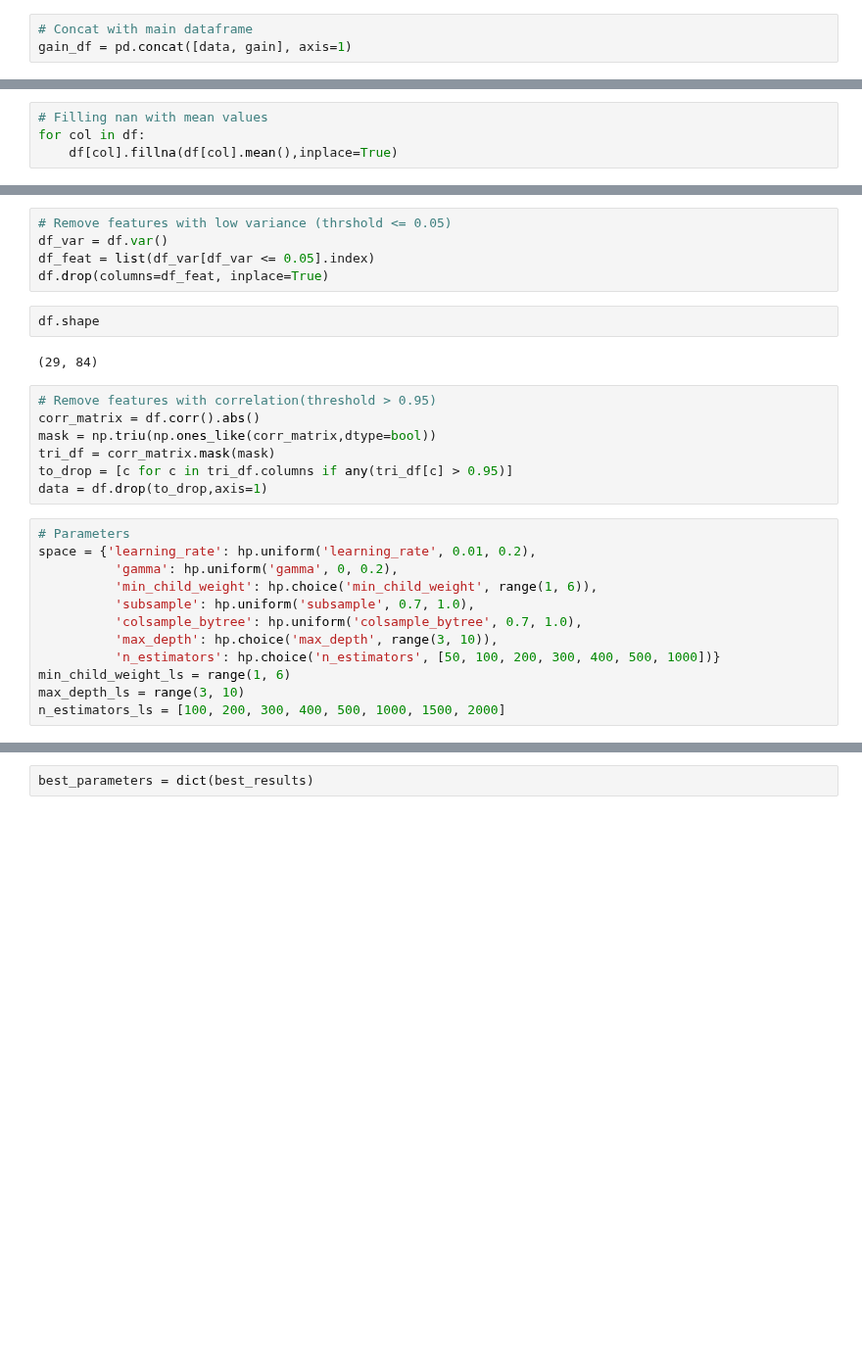
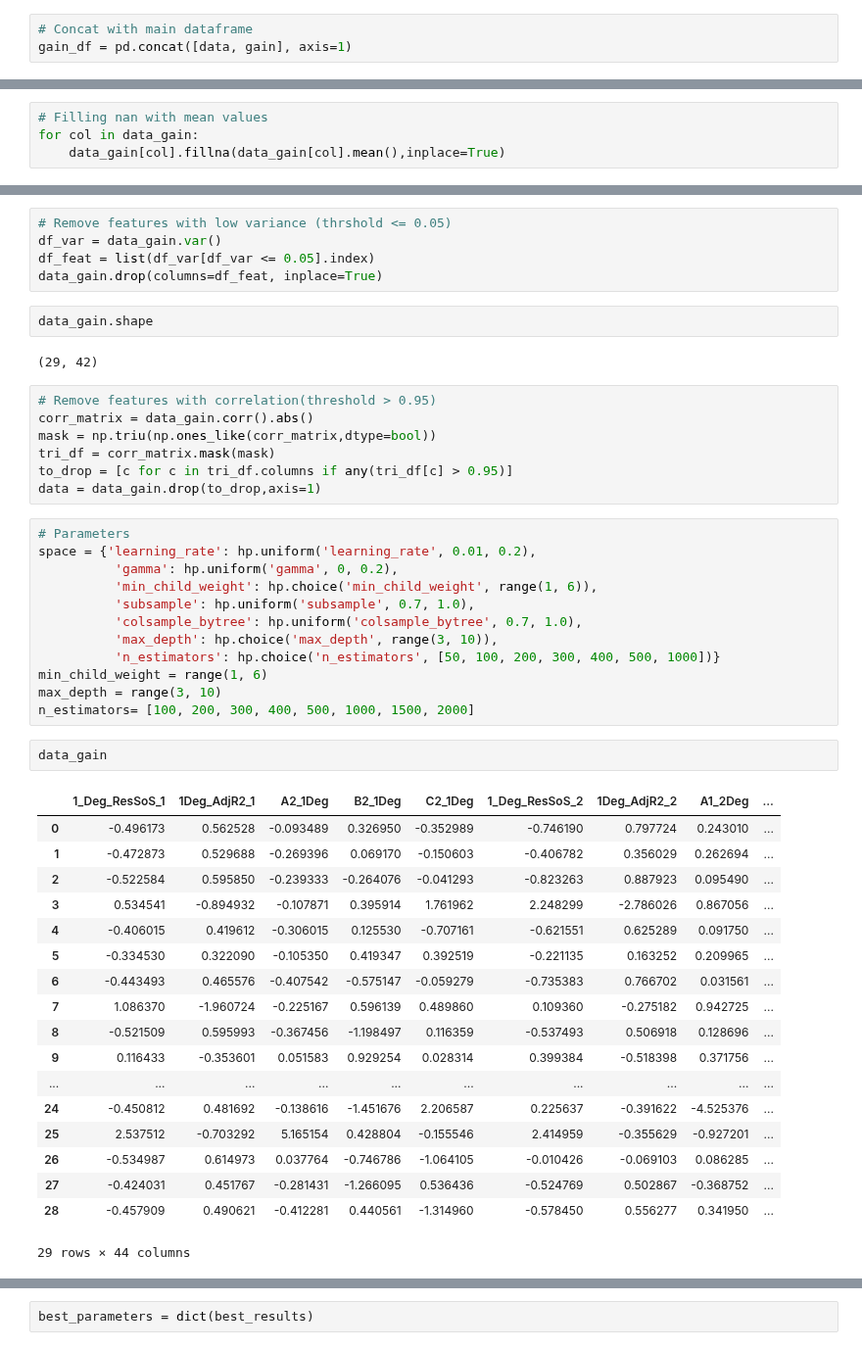
Before and after one commit to jamesleocodes/eye_movement, a Jupyter notebook: models/xgb_reg.ipynb, the cells around one changed output, grey strips where cells are left out. Shown at 98% size. Saved outputs shown, nothing was run; the diff lists cells and outputs as text; blank space fills up the shorter version.

```diff
--- a/models/xgb_reg.ipynb
+++ b/models/xgb_reg.ipynb
@@ -259,7 +264,7 @@ df.isnull().values.any()
 True
 # %%
 # Filling nan with mean values
-for col in df:
-    df[col].fillna(df[col].mean(),inplace=True)
+for col in data_gain:
+    data_gain[col].fillna(data_gain[col].mean(),inplace=True)
 # %%
 #Check NaN again
@@ -273,19 +278,19 @@ df.shape
 # %%
 # Remove features with low variance (thrshold <= 0.05)
-df_var = df.var()
+df_var = data_gain.var()
 df_feat = list(df_var[df_var <= 0.05].index)
-df.drop(columns=df_feat, inplace=True)
+data_gain.drop(columns=df_feat, inplace=True)
 # %%
-df.shape
+data_gain.shape
 # %% [output]
-(29, 84)
+(29, 42)
 # %%
 # Remove features with correlation(threshold > 0.95)
-corr_matrix = df.corr().abs()
+corr_matrix = data_gain.corr().abs()
 mask = np.triu(np.ones_like(corr_matrix,dtype=bool))
 tri_df = corr_matrix.mask(mask)
 to_drop = [c for c in tri_df.columns if any(tri_df[c] > 0.95)]
-data = df.drop(to_drop,axis=1)
+data = data_gain.drop(to_drop,axis=1)
 # %%
 # Parameters
 space = {'learning_rate': hp.uniform('learning_rate', 0.01, 0.2),
@@ -295,8 +300,29 @@ space = {'learning_rate': hp.uniform('learning_rate', 0.01, 0.2),
           'colsample_bytree': hp.uniform('colsample_bytree', 0.7, 1.0),
           'max_depth': hp.choice('max_depth', range(3, 10)),
           'n_estimators': hp.choice('n_estimators', [50, 100, 200, 300, 400, 500, 1000])}
-min_child_weight_ls = range(1, 6)
-max_depth_ls = range(3, 10)
-n_estimators_ls = [100, 200, 300, 400, 500, 1000, 1500, 2000]
+min_child_weight = range(1, 6)
+max_depth = range(3, 10)
+n_estimators= [100, 200, 300, 400, 500, 1000, 1500, 2000]
+# %%
+data_gain
+# %% [output]
+|  | 1_Deg_ResSoS_1 | 1Deg_AdjR2_1 | A2_1Deg | B2_1Deg | C2_1Deg | 1_Deg_ResSoS_2 | 1Deg_AdjR2_2 | A1_2Deg | ... |
+| 0 | -0.496173 | 0.562528 | -0.093489 | 0.326950 | -0.352989 | -0.746190 | 0.797724 | 0.243010 | ... |
+| 1 | -0.472873 | 0.529688 | -0.269396 | 0.069170 | -0.150603 | -0.406782 | 0.356029 | 0.262694 | ... |
+| 2 | -0.522584 | 0.595850 | -0.239333 | -0.264076 | -0.041293 | -0.823263 | 0.887923 | 0.095490 | ... |
+| 3 | 0.534541 | -0.894932 | -0.107871 | 0.395914 | 1.761962 | 2.248299 | -2.786026 | 0.867056 | ... |
+| 4 | -0.406015 | 0.419612 | -0.306015 | 0.125530 | -0.707161 | -0.621551 | 0.625289 | 0.091750 | ... |
+| 5 | -0.334530 | 0.322090 | -0.105350 | 0.419347 | 0.392519 | -0.221135 | 0.163252 | 0.209965 | ... |
+| 6 | -0.443493 | 0.465576 | -0.407542 | -0.575147 | -0.059279 | -0.735383 | 0.766702 | 0.031561 | ... |
+| 7 | 1.086370 | -1.960724 | -0.225167 | 0.596139 | 0.489860 | 0.109360 | -0.275182 | 0.942725 | ... |
+| 8 | -0.521509 | 0.595993 | -0.367456 | -1.198497 | 0.116359 | -0.537493 | 0.506918 | 0.128696 | ... |
+| 9 | 0.116433 | -0.353601 | 0.051583 | 0.929254 | 0.028314 | 0.399384 | -0.518398 | 0.371756 | ... |
+| ... | ... | ... | ... | ... | ... | ... | ... | ... | ... |
+| 24 | -0.450812 | 0.481692 | -0.138616 | -1.451676 | 2.206587 | 0.225637 | -0.391622 | -4.525376 | ... |
+| 25 | 2.537512 | -0.703292 | 5.165154 | 0.428804 | -0.155546 | 2.414959 | -0.355629 | -0.927201 | ... |
+| 26 | -0.534987 | 0.614973 | 0.037764 | -0.746786 | -1.064105 | -0.010426 | -0.069103 | 0.086285 | ... |
+| 27 | -0.424031 | 0.451767 | -0.281431 | -1.266095 | 0.536436 | -0.524769 | 0.502867 | -0.368752 | ... |
+| 28 | -0.457909 | 0.490621 | -0.412281 | 0.440561 | -1.314960 | -0.578450 | 0.556277 | 0.341950 | ... |
+29 rows × 44 columns
 # %%
 # data set preparation
```
Also changed, not shown: parts of 20 cells of this notebook, 1 other file.
